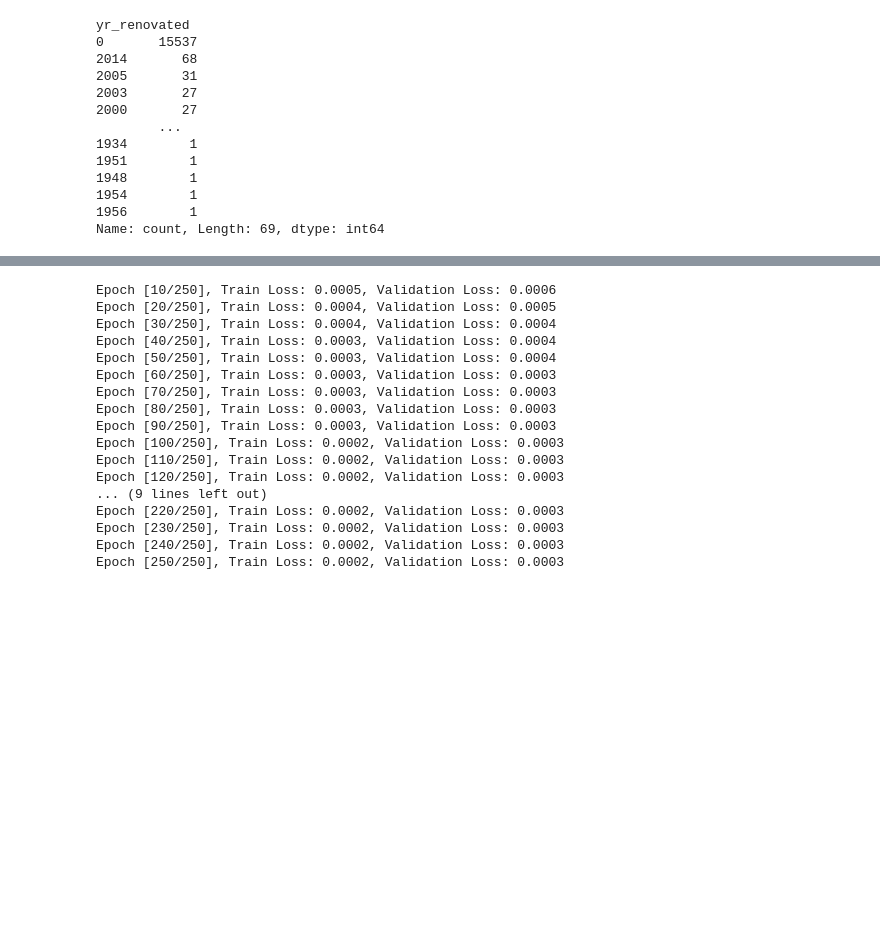
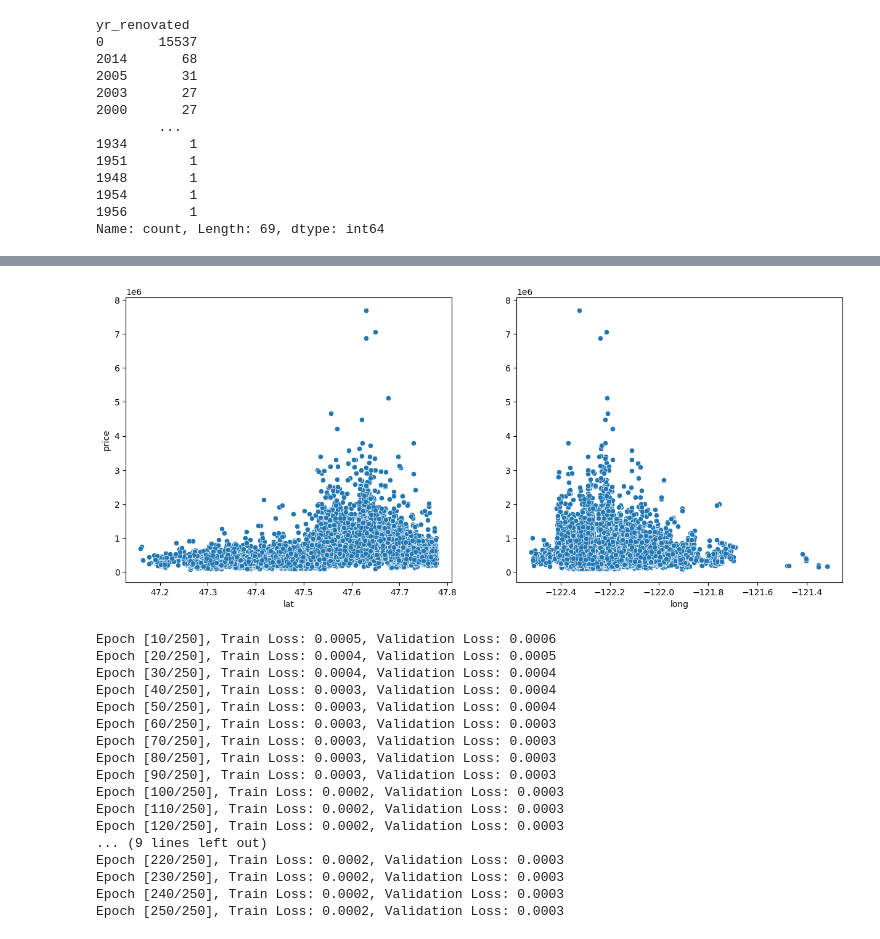
Before and after one commit to tansa1024/CDC-PROJECT, a Jupyter notebook: NN_tabular.ipynb, the cells around one changed output, grey strips where cells are left out. Saved outputs shown, nothing was run; the diff lists cells and outputs as text; code cells hidden in the pictures; blank space fills up the shorter version.

```diff
--- a/NN_tabular.ipynb
+++ b/NN_tabular.ipynb
@@ -77,3 +92,13 @@ plt.show()
+# %%
+plt.figure(figsize=(15,6))
+plt.subplot(1,2,1)
+sns.scatterplot( x='lat',y='price', data=df)
+plt.subplot(1,2,2)
+sns.scatterplot( x='long',y='price', data=df)
+plt.ylabel('')
+plt.show()
+# %% [output]
+[figure, added]
 # %%
 # Define the PyTorch model
 class HousePriceModel(nn.Module):
```
Also changed, not shown: parts of 3 cells of this notebook.
